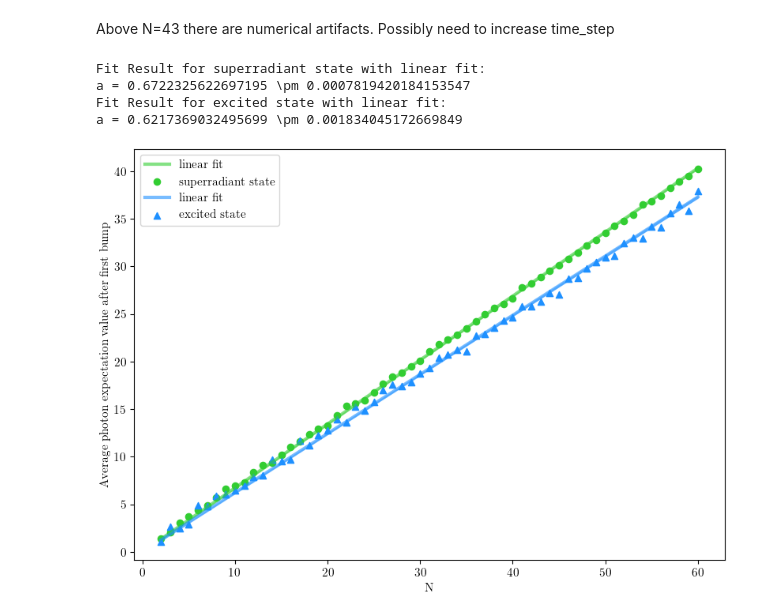
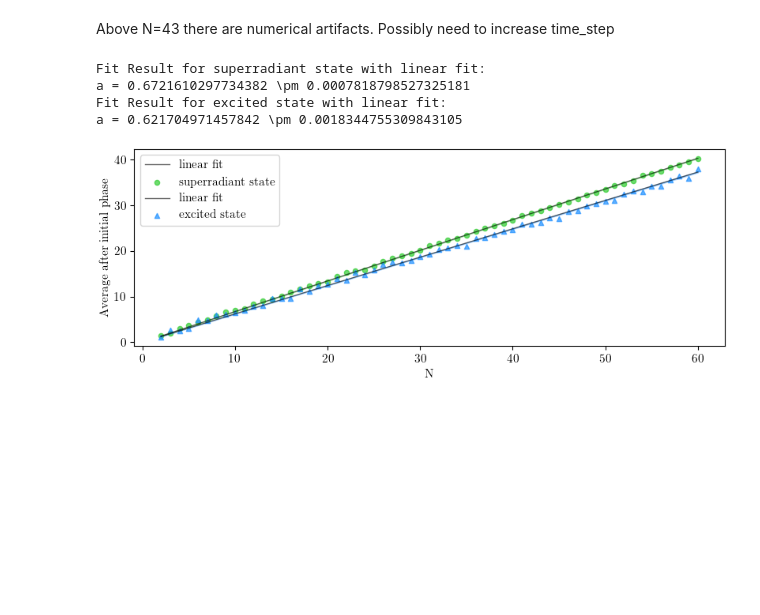
Before and after one commit to LeonhardRichter/CP2_hamiltonian_diagonalization, a Jupyter notebook: analysis_of_photon_count.ipynb, the cells around one changed output. Saved outputs shown, nothing was run; the diff lists cells and outputs as text; code cells hidden in the pictures; blank space fills up the shorter version.

```diff
--- a/analysis_of_photon_count.ipynb
+++ b/analysis_of_photon_count.ipynb
@@ -46,6 +46,15 @@ with open(
     "dicke_sim_09_01_2025-17_04_45_excited_N-2-60_T-6.0.pickle", "rb"
 ) as file:
     data_excited_long = pickle.load(file)
+
+# the spin state name is missing in the data set
+for res in data_excited_long:
+    res["spin_state"] = "excited"
+
+with open(
+    "dicke_sim_15_01_2025-10_33_01_excited_N-61-120_T-0.1.pickle", "rb"
+) as file:
+    data_excited_short = pickle.load(file)
 
 with open(
     "dicke_sim_13_01_2025-12_59_32_excited_N-2-60_T-3.0.pickle", "rb"
@@ -61,6 +70,8 @@ with open(
     "dicke_sim_14_01_2025-11_24_23_superradiant_N-2-60_T-3.0.pickle", "rb"
 ) as file:
     data_superradient = pickle.load(file)
+
+data_excited_combined = data_excited_short + data_excited
 # %%
 ylabel_dict = {
     "expect": {
@@ -329,7 +389,7 @@ for data in [data_excited, data_superradient]:
         ):
             # get first non zero
             first_sign_change = (st_sign_change != 0).argmax(axis=0)
-            after_first_bump = et[first_sign_change:]
+            after_first_bump = et[first_sign_change + 1 :]
             res["avg after first bump"].append(np.average(after_first_bump))
 # %%
 # quadratic fit onto the slope
@@ -362,10 +422,10 @@ def quadratic_std(x, a_std):
 # %%
 marker_dict = {"superradiant": "o", "excited": "^"}
 label_dict = {
-    "avg after first bump": "Average photon expectation value after first bump",
-    "first high": "Maximal photon expectation value during first bump",
-    "first slope": "Slope of first bump",
-    "initial slope": "Slope over short time of 0.1",
+    "avg after first bump": "Average after initial phase",
+    "first high": "Maximum in initial phase",
+    "first slope": "Slope of initial phase",
+    "initial slope": "initial gradient",
 }
 color_dict = {"superradiant": "limegreen", "excited": "dodgerblue"}  # orangered
 
@@ -394,7 +454,8 @@ def plot_data_N_dependence(
         if min_N is None:
             min_N = min(Ns)
         # apriori filter for everything
-        filter = np.logical_and(Ns <= max_N, min_N <= Ns)
+        # filter = np.logical_and(Ns <= max_N, min_N <= Ns)
+        filter = np.full_like(Ns, True, dtype=np.bool)
 
         y = np.array([np.real_if_close(res[metric][0]) for res in data])[::-1]
         x = np.array([res["N"] for res in data])[::-1]
@@ -420,8 +481,9 @@ def plot_data_N_dependence(
                 x_fit,
                 y_fit,
                 alpha=0.6,
-                linewidth=3,
-                color=color_dict[state_name],
+                linewidth=1,
+                # color=color_dict[state_name],
+                color="black",
                 # label="{}*(x-{})^2 + {}*x + {}".format(*np.round(popt, 2)),
                 label=f"{fit_function.__name__} fit",
                 # zorder=-1,
@@ -448,12 +510,13 @@ def plot_data_N_dependence(
             # c=x[filter],
             # cmap=mpl.cm.viridis,
             color=color_dict[state_name],
-            alpha=1,
+            alpha=0.7,
             marker=marker_dict.get(state_name, "."),
             # marker="$f=ma$",
-            s=35,
+            s=20,
             # s=2000,
             label=f"{state_name} state",
+            zorder=1,
         )
 
     ax.legend()
@@ -463,24 +526,27 @@ def plot_data_N_dependence(
 # %%
 fig_avg_after_first_bump = plot_data_N_dependence(
     [data_superradient, data_excited],
     "avg after first bump",
     # max_N=43,
     fit_function=linear,
     fit_function_std=linear,
     initial_fit_parameters=(1,),
 )
+
+fig_avg_after_first_bump.set_figheight(1 / 2 * latex_textwidth)
+
 fig_avg_after_first_bump.savefig(
     "figures/fig_avg_after_first_bump.pdf", bbox_inches="tight", format="pdf"
 )
 fig_avg_after_first_bump.savefig(
     "figures/fig_avg_after_first_bump.svg", bbox_inches="tight", format="svg"
 )
 # %% [output]
 Fit Result for superradiant state with linear fit:
-a = 0.6722325622697195 \pm 0.0007819420184153547
+a = 0.6721610297734382 \pm 0.0007818798527325181
 Fit Result for excited state with linear fit:
-a = 0.6217369032495699 \pm 0.001834045172669849
+a = 0.621704971457842 \pm 0.0018344755309843105
-[figure, old version]
+[figure, new version]
 # %%
 # compute highest value of first bump
 for data in [data_excited, data_superradient]:
```
Also changed, not shown: parts of 10 cells of this notebook, 21 other files.
